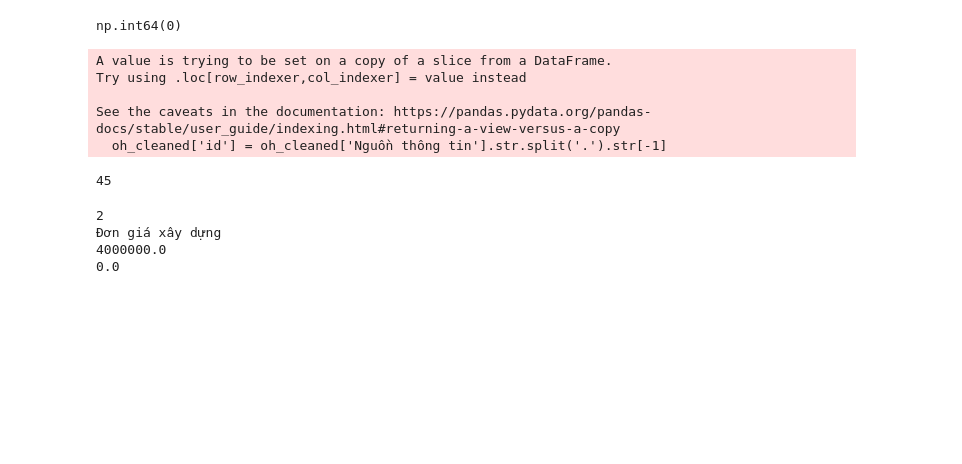
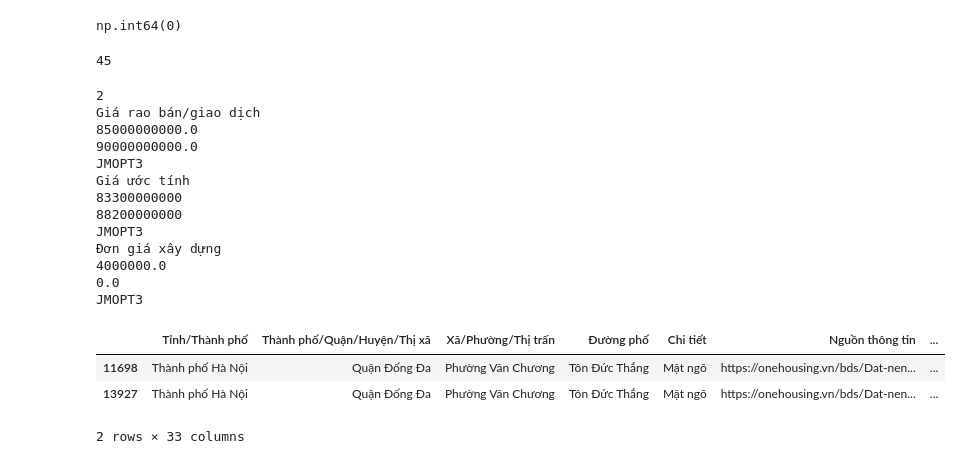
Before and after one commit to PhamMaiLinh-2403/estates-app, a Jupyter notebook: test_cua_pml.ipynb, the cells around one changed output. Drawn from its saved outputs; the diff is of its cells as text; code cells hidden in the pictures; blank space fills up the shorter version.

```diff
--- a/test_cua_pml.ipynb
+++ b/test_cua_pml.ipynb
@@ -250,8 +250,8 @@ yo['district'] = yo['district'].str.strip()
 yo[yo['property_id'] == 'QMJRLZ']
 
 for col in oh_raw_new.columns:
-    first_id = 4445
-    second_id = 4447
+    first_id = yo[yo['property_id'] == 'QMJRLZ'].index[0]
+    second_id = yo[yo['property_id'] == 'QMJRLZ'].index[1]
     if yo.loc[first_id, col] != yo.loc[second_id, col]:
         print(col)
         print(yo.loc[first_id, col])
@@ -272,19 +282,13 @@ print(len(checklist_bds))
 # %% [markdown]
 ## Check cleaned
 # %%
-oh_cleaned = cleaned[cleaned['Web'] == 'Onehousing']
+oh_cleaned = cleaned_new[cleaned_new['Web'] == 'Onehousing']
 oh_cleaned.duplicated().sum()
 # %% [output]
 np.int64(0)
 # %%
 oh_cleaned['id'] = oh_cleaned['Nguồn thông tin'].str.split('.').str[-1]
 id_dup = oh_cleaned['id'].value_counts().to_dict()
-# %% [output]
-A value is trying to be set on a copy of a slice from a DataFrame.
-Try using .loc[row_indexer,col_indexer] = value instead
-
-See the caveats in the documentation: https://pandas.pydata.org/pandas-docs/stable/user_guide/indexing.html#returning-a-view-versus-a-copy
-  oh_cleaned['id'] = oh_cleaned['Nguồn thông tin'].str.split('.').str[-1]
 # %%
 checklist_cleaned = []
 for k, v in id_dup.items():
@@ -294,18 +298,33 @@ print(len(checklist_cleaned))
 # %% [output]
 45
 # %%
-id = checklist_cleaned[4]
+id = checklist_cleaned[44]
 print(oh_cleaned[oh_cleaned['id'] == id].shape[0])
 first_id = oh_cleaned[oh_cleaned['id'] == id].index[0]
 second_id = oh_cleaned[oh_cleaned['id'] == id].index[1]
 
 for col in oh_cleaned.columns:
     if oh_cleaned.loc[first_id, col] != oh_cleaned.loc[second_id, col]:
         print(col)
         print(oh_cleaned.loc[first_id, col])
         print(oh_cleaned.loc[second_id, col])
+        print(id)
+oh_cleaned[oh_cleaned['id'] == id]
 # %% [output]
 2
+Giá rao bán/giao dịch
+85000000000.0
+90000000000.0
+JMOPT3
+Giá ước tính
+83300000000
+88200000000
+JMOPT3
 Đơn giá xây dựng
 4000000.0
 0.0
+JMOPT3
+|  | Tỉnh/Thành phố | Thành phố/Quận/Huyện/Thị xã | Xã/Phường/Thị trấn | Đường phố | Chi tiết | Nguồn thông tin | ... |
+| 11698 | Thành phố Hà Nội | Quận Đống Đa | Phường Văn Chương | Tôn Đức Thắng | Mặt ngõ | https://onehousing.vn/bds/Dat-nen... | ... |
+| 13927 | Thành phố Hà Nội | Quận Đống Đa | Phường Văn Chương | Tôn Đức Thắng | Mặt ngõ | https://onehousing.vn/bds/Dat-nen... | ... |
+2 rows × 33 columns
```
Also changed, not shown: parts of 10 cells of this notebook, 2 other files.
